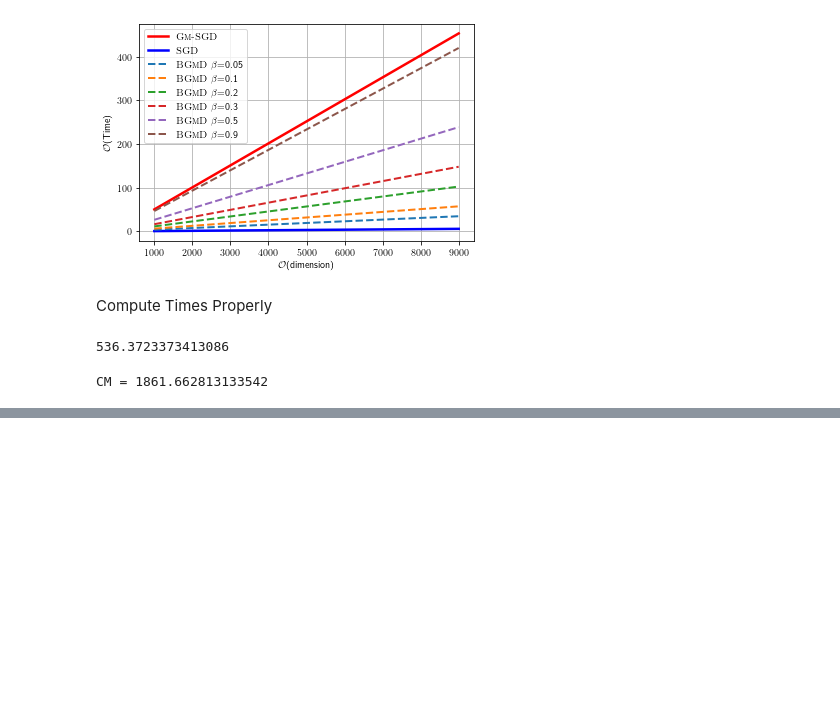
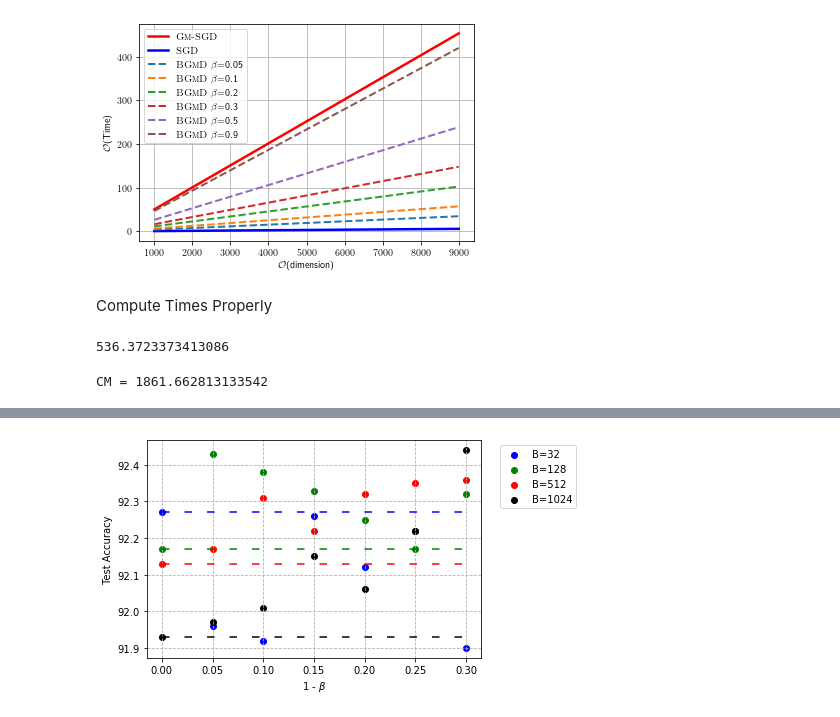
Before and after one commit to anishacharya/Optimization-Mavericks, a Jupyter notebook: playground_.ipynb, the cells around one changed output, grey strips where cells are left out. Cells and saved outputs as stored; diff of their text form; code cells hidden in the pictures; blank space fills up the shorter version.

```diff
--- a/playground_.ipynb
+++ b/playground_.ipynb
@@ -132,0 +148,41 @@ plt.show()
+# %%
+import matplotlib.pyplot as plt
+from matplotlib import rc
+import numpy as np
+
+x_ax = [0, 0.05, 0.1, 0.15, 0.2, 0.25, 0.3]
+
+bs_32  = [92.27, 91.96, 91.92, 92.26, 92.12, 92.22, 91.9]
+bs_128  = [92.17, 92.43, 92.38, 92.33, 92.25, 92.17, 92.32]
+bs_512  = [92.13, 92.17, 92.31, 92.22, 92.32, 92.35, 92.36]
+bs_1024 = [91.93, 91.97, 92.01, 92.15, 92.06, 92.22, 92.44]
+bs_2048 = [91.01, 91.16, 91.46, 91.66, 91.89, 91.63, 91.73]
+
+sgd_32 = bs_32[0]*np.ones(7)
+sgd_128 = bs_128[0]*np.ones(7)
+sgd_512 = bs_512[0]*np.ones(7)
+sgd_1024 = bs_1024[0]*np.ones(7)
+sgd_2048 = bs_2048[0]*np.ones(7)
+
+ax = plt.axes()
+
+ax.plot(x_ax, sgd_32, linestyle=(0, (5, 10)), c='b')
+ax.plot(x_ax, sgd_128, linestyle=(0, (5, 10)), c='g')
+ax.plot(x_ax, sgd_512, linestyle=(0, (5, 10)), c='r')
+ax.plot(x_ax, sgd_1024, linestyle=(0, (5, 10)), c='k')
+# ax.plot(x_ax, sgd_2048, linestyle=(0, (5, 10)), c='m')
+
+# plt.ylim(78.8, 78.9)
+plt.scatter(x_ax, bs_32, c='b', label='B=32')
+plt.scatter(x_ax, bs_128, c='g', label='B=128')
+plt.scatter(x_ax, bs_512, c='r', label='B=512')
+plt.scatter(x_ax, bs_1024, c='k', label='B=1024')
+# plt.scatter(x_ax, bs_2048, c='m', label='B=2048')
+
+plt.legend(bbox_to_anchor=(1.04,1), loc="upper left")
+plt.grid(True, which='both', linestyle='--')
+plt.xlabel(r'1 - $\beta$', fontsize=10)
+plt.ylabel(" Test Accuracy ", fontsize=10)
+plt.show()
+# %% [output]
+[figure, added]
```
Also changed, not shown: parts of 1 cell of this notebook, 1 other file.
